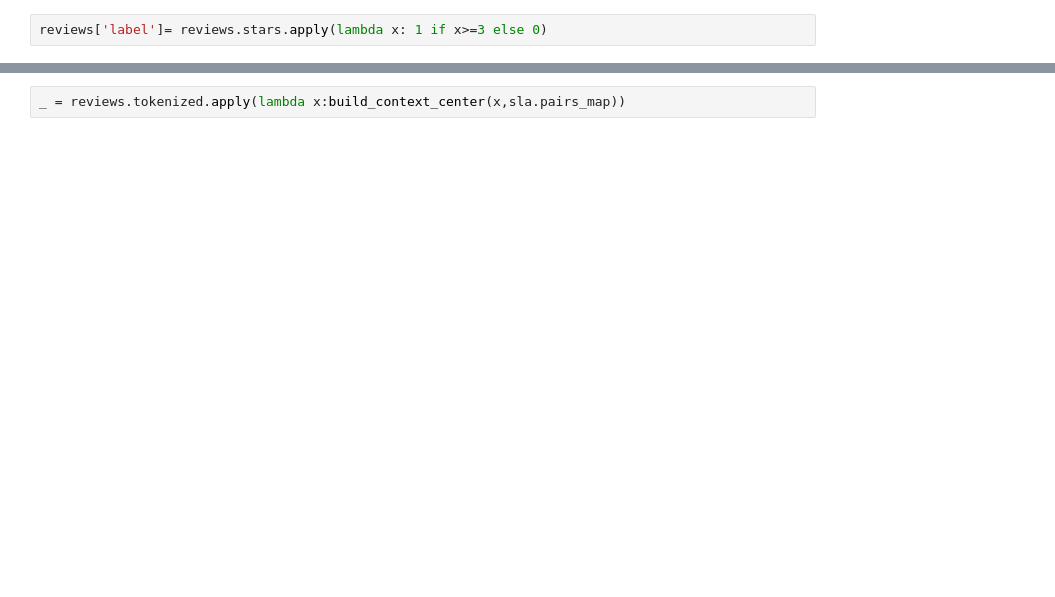
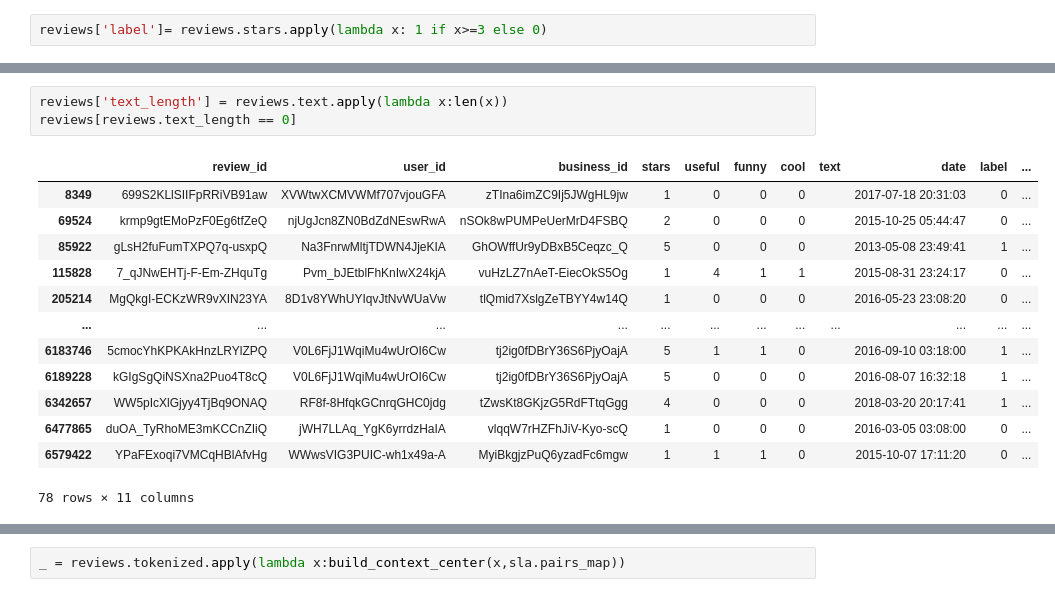
Before and after one commit to bhparijat/Yelp-reviews-PyTorch-and-Pyspark, a Jupyter notebook: Sentiment Analysis using pytorch.ipynb, the cells around one changed output, grey strips where cells are left out. Drawn from its saved outputs; the diff is of its cells as text; blank space fills up the shorter version.

```diff
--- a/Sentiment Analysis using pytorch.ipynb
+++ b/Sentiment Analysis using pytorch.ipynb
@@ -108,0 +196,17 @@ Index(['review_id', 'user_id', 'business_id', 'stars', 'useful', 'funny',
+# %%
+reviews['text_length'] = reviews.text.apply(lambda x:len(x))
+reviews[reviews.text_length == 0]
+# %% [output]
+|  | review_id | user_id | business_id | stars | useful | funny | cool | text | date | label | ... |
+| 8349 | 699S2KLlSIIFpRRiVB91aw | XVWtwXCMVWMf707vjouGFA | zTIna6imZC9Ij5JWgHL9jw | 1 | 0 | 0 | 0 |  | 2017-07-18 20:31:03 | 0 | ... |
+| 69524 | krmp9gtEMoPzF0Eg6tfZeQ | njUgJcn8ZN0BdZdNEswRwA | nSOk8wPUMPeUerMrD4FSBQ | 2 | 0 | 0 | 0 |  | 2015-10-25 05:44:47 | 0 | ... |
+| 85922 | gLsH2fuFumTXPQ7q-usxpQ | Na3FnrwMltjTDWN4JjeKIA | GhOWffUr9yDBxB5Ceqzc_Q | 5 | 0 | 0 | 0 |  | 2013-05-08 23:49:41 | 1 | ... |
+| 115828 | 7_qJNwEHTj-F-Em-ZHquTg | Pvm_bJEtblFhKnIwX24kjA | vuHzLZ7nAeT-EiecOkS5Og | 1 | 4 | 1 | 1 |  | 2015-08-31 23:24:17 | 0 | ... |
+| 205214 | MgQkgI-ECKzWR9vXIN23YA | 8D1v8YWhUYIqvJtNvWUaVw | tlQmid7XslgZeTBYY4w14Q | 1 | 0 | 0 | 0 |  | 2016-05-23 23:08:20 | 0 | ... |
+| ... | ... | ... | ... | ... | ... | ... | ... | ... | ... | ... | ... |
+| 6183746 | 5cmocYhKPKAkHnzLRYlZPQ | V0L6FjJ1WqiMu4wUrOI6Cw | tj2ig0fDBrY36S6PjyOajA | 5 | 1 | 1 | 0 |  | 2016-09-10 03:18:00 | 1 | ... |
+| 6189228 | kGIgSgQiNSXna2Puo4T8cQ | V0L6FjJ1WqiMu4wUrOI6Cw | tj2ig0fDBrY36S6PjyOajA | 5 | 0 | 0 | 0 |  | 2016-08-07 16:32:18 | 1 | ... |
+| 6342657 | WW5pIcXlGjyy4TjBq9ONAQ | RF8f-8HfqkGCnrqGHC0jdg | tZwsKt8GKjzG5RdFTtqGgg | 4 | 0 | 0 | 0 |  | 2018-03-20 20:17:41 | 1 | ... |
+| 6477865 | duOA_TyRhoME3mKCCnZIiQ | jWH7LLAq_YgK6yrrdzHaIA | vlqqW7rHZFhJiV-Kyo-scQ | 1 | 0 | 0 | 0 |  | 2016-03-05 03:08:00 | 0 | ... |
+| 6579422 | YPaFExoqi7VMCqHBlAfvHg | WWwsVIG3PUIC-wh1x49a-A | MyiBkgjzPuQ6yzadFc6mgw | 1 | 1 | 1 | 0 |  | 2015-10-07 17:11:20 | 0 | ... |
+78 rows × 11 columns
```
Also changed, not shown: parts of 37 cells of this notebook.
